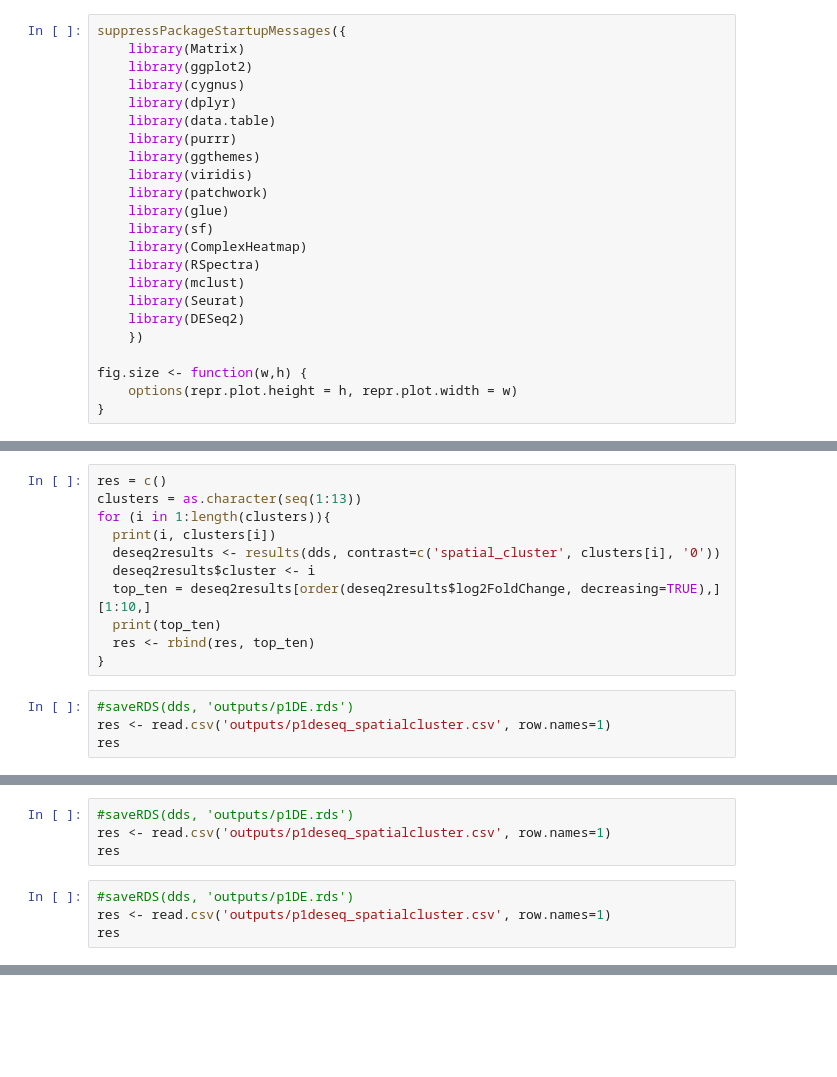
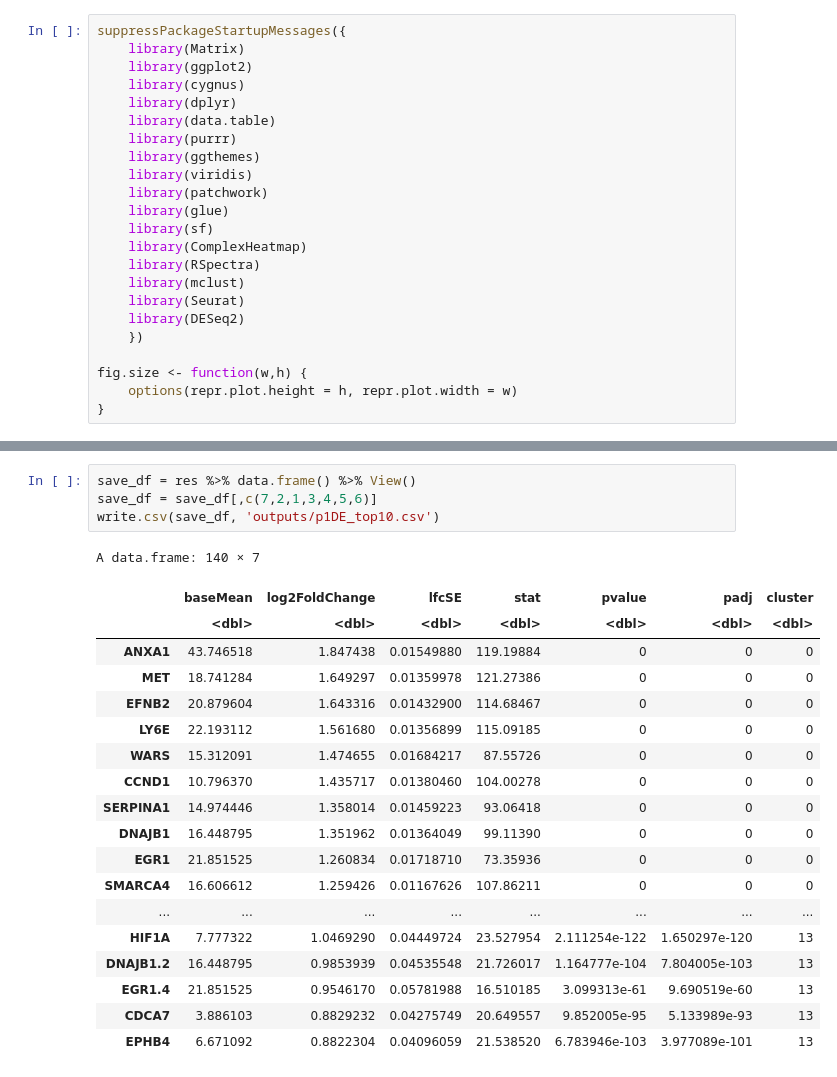
Before and after one commit to vyktran/rotation, a Jupyter notebook: DEG.ipynb, the cells around one changed output, grey strips where cells are left out. Drawn from its saved outputs; the diff is of its cells as text; blank space fills up the shorter version.

```diff
--- a/DEG.ipynb
+++ b/DEG.ipynb
@@ -303,15 +118,0 @@ dds <- DESeqDataSetFromMatrix(countData=counts_data, colData=meta, design=~spati
-# %%
-res = c()
-clusters = as.character(seq(1:13))
-for (i in 1:length(clusters)){
-  print(i, clusters[i])
-  deseq2results <- results(dds, contrast=c('spatial_cluster', clusters[i], '0'))
-  deseq2results$cluster <- i
-  top_ten = deseq2results[order(deseq2results$log2FoldChange, decreasing=TRUE),][1:10,]
-  print(top_ten)
-  res <- rbind(res, top_ten)
-}
-# %%
-#saveRDS(dds, 'outputs/p1DE.rds')
-res <- read.csv('outputs/p1deseq_spatialcluster.csv', row.names=1)
-res
@@ -340,8 +118,0 @@ A data.frame: 130 × 7
-# %%
-#saveRDS(dds, 'outputs/p1DE.rds')
-res <- read.csv('outputs/p1deseq_spatialcluster.csv', row.names=1)
-res
-# %%
-#saveRDS(dds, 'outputs/p1DE.rds')
-res <- read.csv('outputs/p1deseq_spatialcluster.csv', row.names=1)
-res
@@ -377,0 +178,24 @@ ggplot(df_long, aes(x=Genes, y=Spatial_Clusters, fill=log2FoldChange)) +
+# %%
+save_df = res %>% data.frame() %>% View()
+save_df = save_df[,c(7,2,1,3,4,5,6)]
+write.csv(save_df, 'outputs/p1DE_top10.csv')
+# %% [output]
+A data.frame: 140 × 7
+|  | baseMean | log2FoldChange | lfcSE | stat | pvalue | padj | cluster |
+|  | <dbl> | <dbl> | <dbl> | <dbl> | <dbl> | <dbl> | <dbl> |
+| ANXA1 | 43.746518 | 1.847438 | 0.01549880 | 119.19884 | 0 | 0 | 0 |
+| MET | 18.741284 | 1.649297 | 0.01359978 | 121.27386 | 0 | 0 | 0 |
+| EFNB2 | 20.879604 | 1.643316 | 0.01432900 | 114.68467 | 0 | 0 | 0 |
+| LY6E | 22.193112 | 1.561680 | 0.01356899 | 115.09185 | 0 | 0 | 0 |
+| WARS | 15.312091 | 1.474655 | 0.01684217 | 87.55726 | 0 | 0 | 0 |
+| CCND1 | 10.796370 | 1.435717 | 0.01380460 | 104.00278 | 0 | 0 | 0 |
+| SERPINA1 | 14.974446 | 1.358014 | 0.01459223 | 93.06418 | 0 | 0 | 0 |
+| DNAJB1 | 16.448795 | 1.351962 | 0.01364049 | 99.11390 | 0 | 0 | 0 |
+| EGR1 | 21.851525 | 1.260834 | 0.01718710 | 73.35936 | 0 | 0 | 0 |
+| SMARCA4 | 16.606612 | 1.259426 | 0.01167626 | 107.86211 | 0 | 0 | 0 |
+| ... | ... | ... | ... | ... | ... | ... | ... |
+| HIF1A | 7.777322 | 1.0469290 | 0.04449724 | 23.527954 | 2.111254e-122 | 1.650297e-120 | 13 |
+| DNAJB1.2 | 16.448795 | 0.9853939 | 0.04535548 | 21.726017 | 1.164777e-104 | 7.804005e-103 | 13 |
+| EGR1.4 | 21.851525 | 0.9546170 | 0.05781988 | 16.510185 | 3.099313e-61 | 9.690519e-60 | 13 |
+| CDCA7 | 3.886103 | 0.8829232 | 0.04275749 | 20.649557 | 9.852005e-95 | 5.133989e-93 | 13 |
+| EPHB4 | 6.671092 | 0.8822304 | 0.04096059 | 21.538520 | 6.783946e-103 | 3.977089e-101 | 13 |
```
Also changed, not shown: parts of 34 cells of this notebook, 4 other files.
